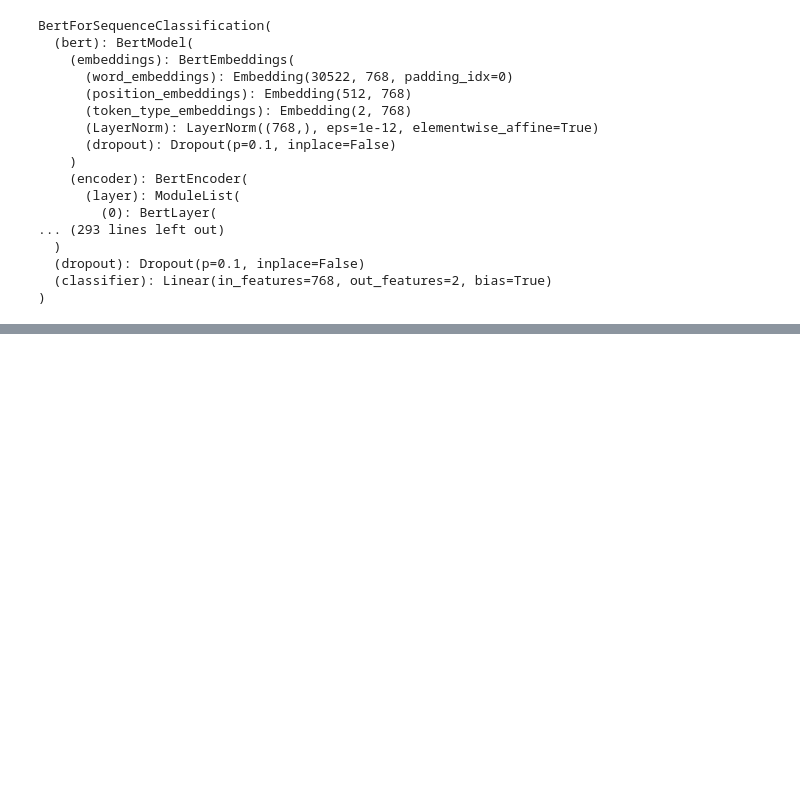
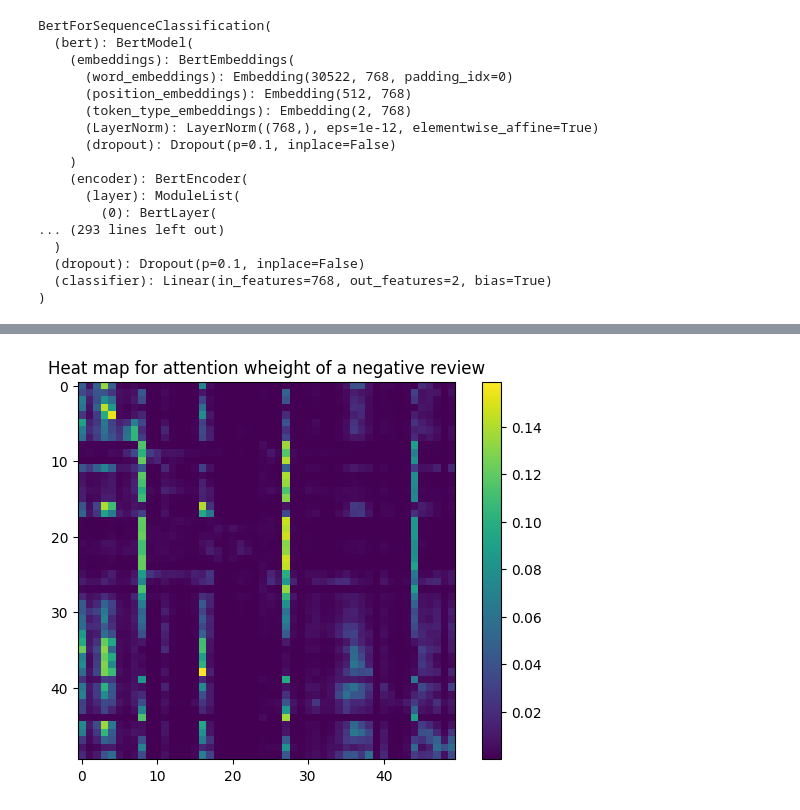
Before and after one commit to BabaSanfour/Text-Classification--Classic-models-vs-BERT, a Jupyter notebook: Text_classification_classic_models_vs_bert.ipynb, the cells around one changed output, grey strips where cells are left out. Cells and saved outputs as stored; diff of their text form; code cells hidden in the pictures; blank space fills up the shorter version.

```diff
--- a/Text_classification_classic_models_vs_bert.ipynb
+++ b/Text_classification_classic_models_vs_bert.ipynb
@@ -783,0 +858,7 @@ test_data
+# %%
+plt.imshow(np.array(last_layer_attention_weights.cpu())[:50,:50], interpolation='nearest')
+plt.colorbar()
+plt.title("Heat map for attention wheight of a negative review")
+plt.show()
+# %% [output]
+[figure, added]
```
Also changed, not shown: parts of 17 cells of this notebook.
